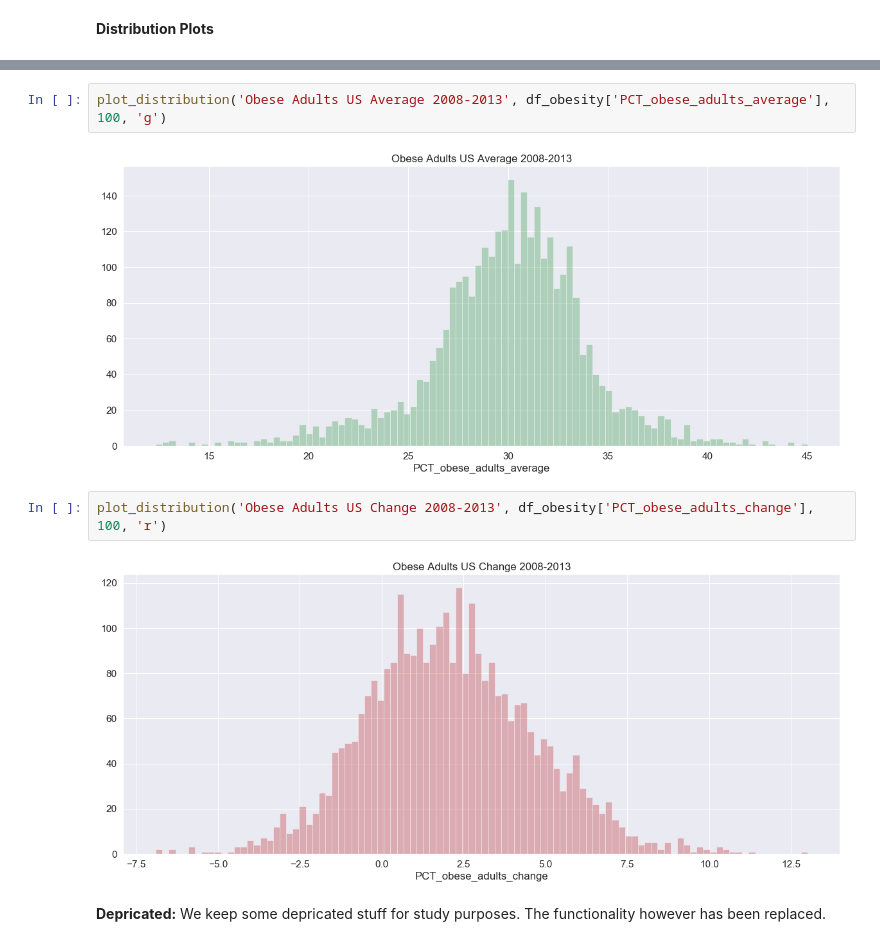
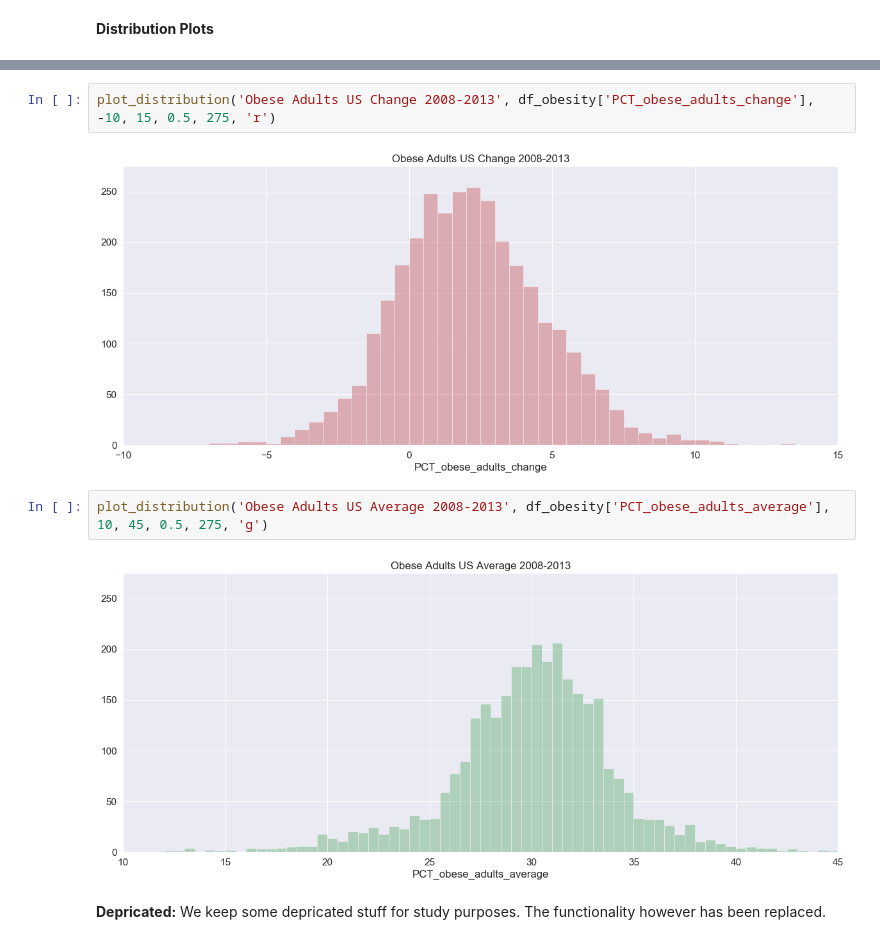
Before and after one commit to rendermat/datafriends_workshop, a Jupyter notebook: explore_data/Obesity_01_MAT.ipynb, the cells around one changed output, grey strips where cells are left out. Saved outputs shown, nothing was run; the diff lists cells and outputs as text.

```diff
--- a/explore_data/Obesity_01_MAT.ipynb
+++ b/explore_data/Obesity_01_MAT.ipynb
@@ -110,11 +113,11 @@ plot_distribution('Obese Adults US 2013', df_obesity['PCT_obese_adults_2013'], 1
+# %%
+plot_distribution('Obese Adults US Change 2008-2013', df_obesity['PCT_obese_adults_change'], -10, 15, 0.5, 275, 'r')
+# %% [output]
+[figure, added]
 # %%
-plot_distribution('Obese Adults US Average 2008-2013', df_obesity['PCT_obese_adults_average'], 100, 'g')
+plot_distribution('Obese Adults US Average 2008-2013', df_obesity['PCT_obese_adults_average'], 10, 45, 0.5, 275, 'g')
 # %% [output]
-[figure, old version]
+[figure, new version]
-# %%
-plot_distribution('Obese Adults US Change 2008-2013', df_obesity['PCT_obese_adults_change'], 100, 'r')
-# %% [output]
-[figure, removed]
 # %% [markdown]
 **Depricated:**  We keep some depricated stuff for study purposes. The functionality however has been replaced.
 # %%
```
Also changed, not shown: parts of 3 cells of this notebook, 9 other files.
